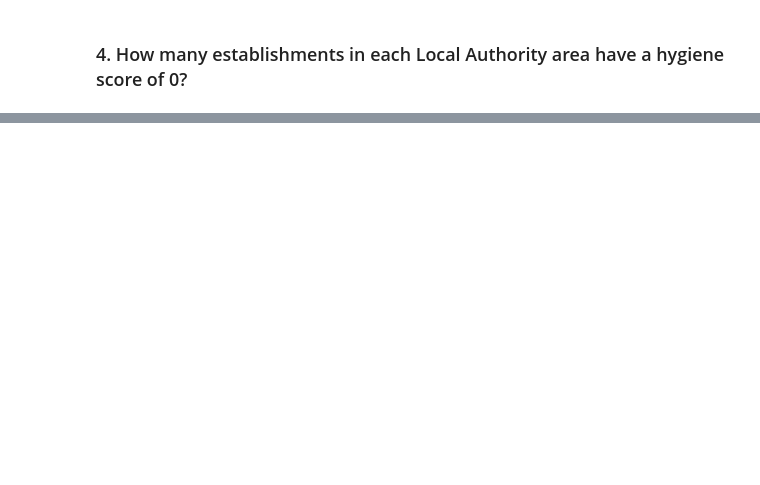
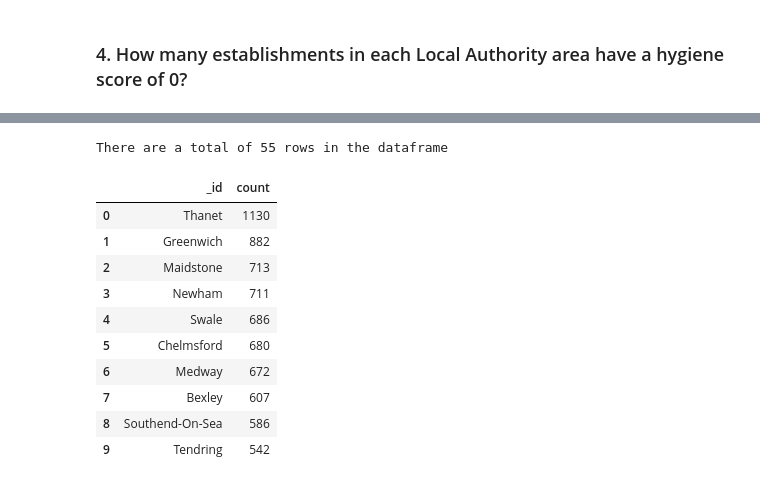
Before and after one commit to CJO100293/nosql-challenge, a Jupyter notebook: NoSQL_analysis_starter.ipynb, the cells around one changed output, grey strips where cells are left out. Cells and saved outputs as stored; diff of their text form; code cells hidden in the pictures; blank space fills up the shorter version.

```diff
--- a/NoSQL_analysis_starter.ipynb
+++ b/NoSQL_analysis_starter.ipynb
@@ -198,9 +270,26 @@ lon_distance = longitude * degree_search
 # %%
-# Convert the result to a Pandas DataFrame
+# Convert result to Pandas DataFrame
+hygiene_score0_df = pd.DataFrame(pipeline_results)
 
 # Display the number of rows in the DataFrame
+print("There are a total of", len(pipeline_results), "rows in the dataframe")
 
 # exporting datafame to csv
+hygiene_score0_df.to_csv("output_data/nearest_result_df.csv", index=False)
+# %% [output]
+There are a total of 55 rows in the dataframe
 # %%
 # Display the first 10 rows of the DataFrame
-#df.head(10)
+hygiene_score0_df.head(10)
+# %% [output]
+|  | _id | count |
+| 0 | Thanet | 1130 |
+| 1 | Greenwich | 882 |
+| 2 | Maidstone | 713 |
+| 3 | Newham | 711 |
+| 4 | Swale | 686 |
+| 5 | Chelmsford | 680 |
+| 6 | Medway | 672 |
+| 7 | Bexley | 607 |
+| 8 | Southend-On-Sea | 586 |
+| 9 | Tendring | 542 |
```
Also changed, not shown: parts of 7 cells of this notebook.
